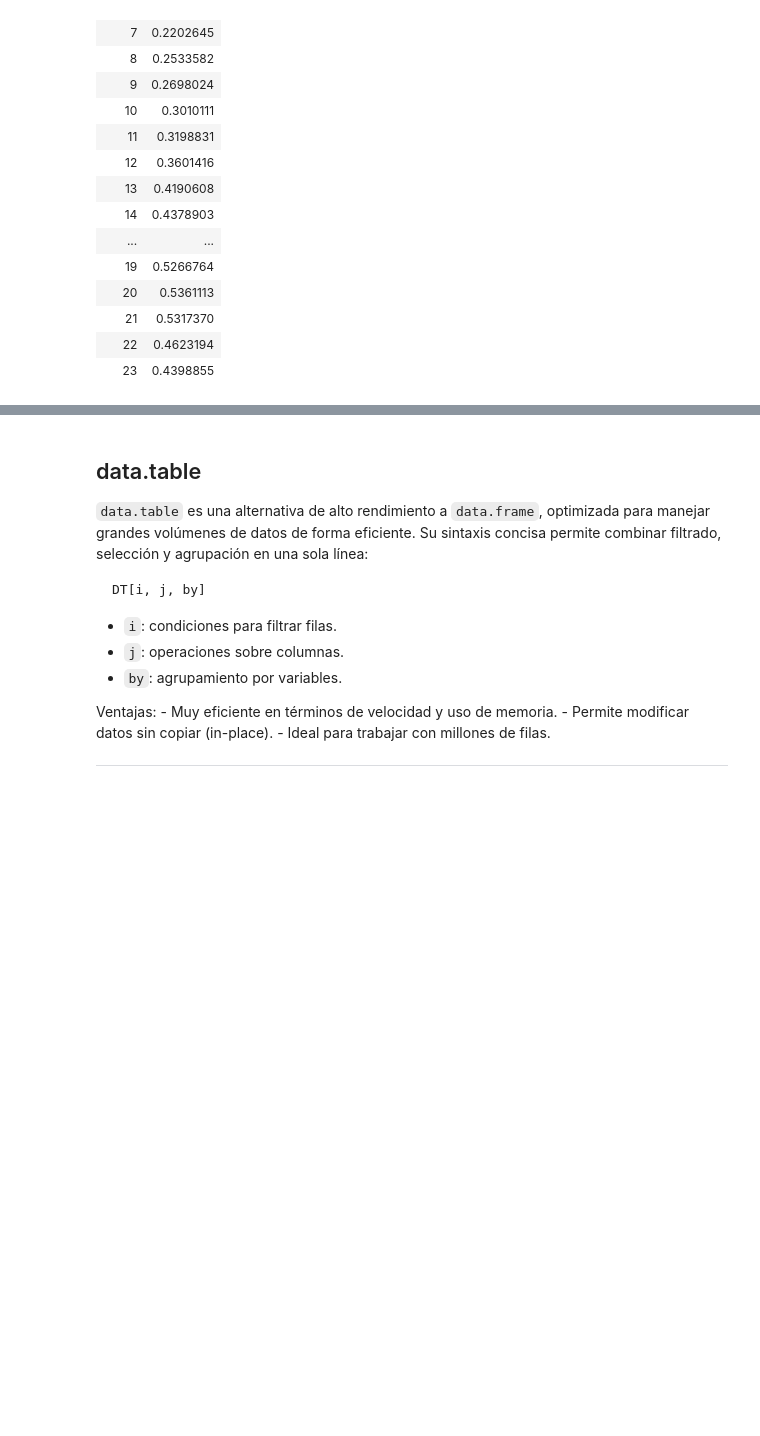
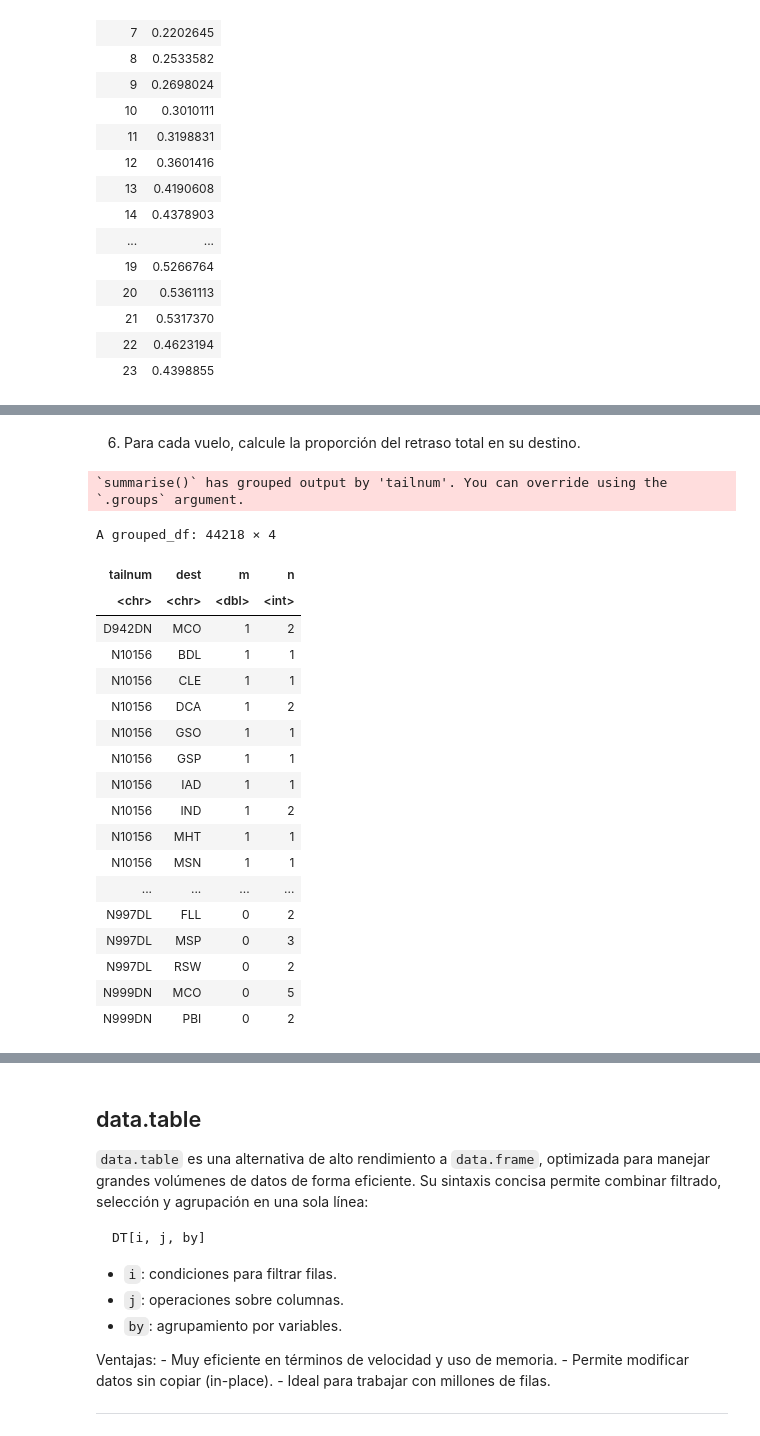
Before and after one commit to ednavivianasegura/ERAP_Curso_R, a Jupyter notebook: ERAP_R_Course.ipynb, the cells around one changed output, grey strips where cells are left out. Drawn from its saved outputs; the diff is of its cells as text; code cells hidden in the pictures; blank space fills up the shorter version.

```diff
--- a/ERAP_R_Course.ipynb
+++ b/ERAP_R_Course.ipynb
@@ -2346,0 +2459,36 @@ A tibble: 19 × 2
+# %% [markdown]
+6. Para cada vuelo, calcule la proporción del retraso total en su destino.
+# %%
+flights %>%
+  filter(!is.na(dep_delay)) %>%
+  group_by(tailnum, dest) %>%
+  summarise(m = mean(dep_delay > 0), n = n()) %>%
+  arrange(desc(m))
+
+# Los retrasos suelen estar correlacionados temporalmente:
+# incluso una vez resuelto el problema que causó el retraso inicial,
+# los vuelos posteriores se retrasan para permitir la salida de los
+# primeros. Con lag(), explore cómo se relaciona el retraso de un vuelo
+# con el retraso del vuelo inmediatamente anterior.
+# %% [output]
+`summarise()` has grouped output by 'tailnum'. You can override using the
+`.groups` argument.
+A grouped_df: 44218 × 4
+| tailnum | dest | m | n |
+| <chr> | <chr> | <dbl> | <int> |
+| D942DN | MCO | 1 | 2 |
+| N10156 | BDL | 1 | 1 |
+| N10156 | CLE | 1 | 1 |
+| N10156 | DCA | 1 | 2 |
+| N10156 | GSO | 1 | 1 |
+| N10156 | GSP | 1 | 1 |
+| N10156 | IAD | 1 | 1 |
+| N10156 | IND | 1 | 2 |
+| N10156 | MHT | 1 | 1 |
+| N10156 | MSN | 1 | 1 |
+| ... | ... | ... | ... |
+| N997DL | FLL | 0 | 2 |
+| N997DL | MSP | 0 | 3 |
+| N997DL | RSW | 0 | 2 |
+| N999DN | MCO | 0 | 5 |
+| N999DN | PBI | 0 | 2 |
```
Also changed, not shown: parts of 23 cells of this notebook.
